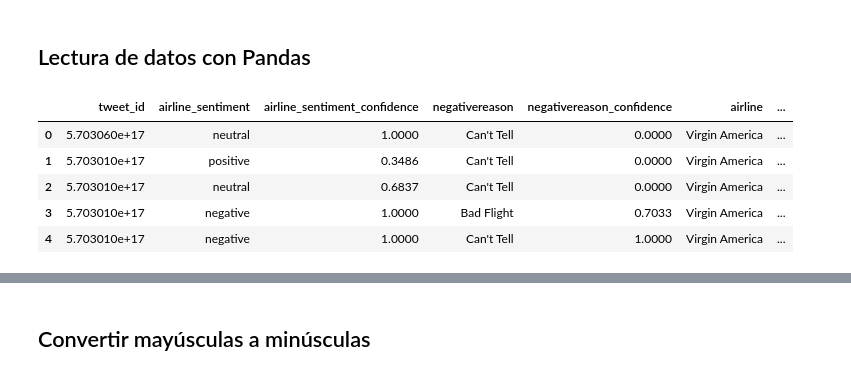
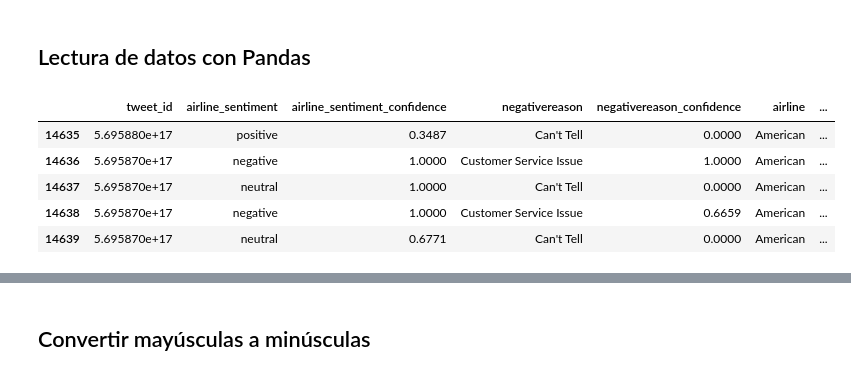
Before and after one commit to LuisLopez97/dashboardParametrizable, a Jupyter notebook: dashboard/backend/preprocesamiento/Preprocesamiento de datos.ipynb, the cells around one changed output, grey strips where cells are left out. Saved outputs shown, nothing was run; the diff lists cells and outputs as text; code cells hidden in the pictures.

```diff
--- a/dashboard/backend/preprocesamiento/Preprocesamiento de datos.ipynb
+++ b/dashboard/backend/preprocesamiento/Preprocesamiento de datos.ipynb
@@ -11,14 +24,14 @@ pd.set_option('display.max_colwidth', -1)
 # %%
 # Lectura de CSV
 data = pd.read_csv("Tweets_pg_prepared.csv")
-data.head() # Muestra los datos
+data.tail() # Muestra los datos
 # %% [output]
 |  | tweet_id | airline_sentiment | airline_sentiment_confidence | negativereason | negativereason_confidence | airline | ... |
-| 0 | 5.703060e+17 | neutral | 1.0000 | Can't Tell | 0.0000 | Virgin America | ... |
-| 1 | 5.703010e+17 | positive | 0.3486 | Can't Tell | 0.0000 | Virgin America | ... |
-| 2 | 5.703010e+17 | neutral | 0.6837 | Can't Tell | 0.0000 | Virgin America | ... |
-| 3 | 5.703010e+17 | negative | 1.0000 | Bad Flight | 0.7033 | Virgin America | ... |
-| 4 | 5.703010e+17 | negative | 1.0000 | Can't Tell | 1.0000 | Virgin America | ... |
+| 14635 | 5.695880e+17 | positive | 0.3487 | Can't Tell | 0.0000 | American | ... |
+| 14636 | 5.695870e+17 | negative | 1.0000 | Customer Service Issue | 1.0000 | American | ... |
+| 14637 | 5.695870e+17 | neutral | 1.0000 | Can't Tell | 0.0000 | American | ... |
+| 14638 | 5.695870e+17 | negative | 1.0000 | Customer Service Issue | 0.6659 | American | ... |
+| 14639 | 5.695870e+17 | neutral | 0.6771 | Can't Tell | 0.0000 | American | ... |
 # %%
 data["text"] # Mostrar los datos de la columna "text"
 # %% [output]
```
Also changed, not shown: parts of 58 cells of this notebook, 1 other file.
